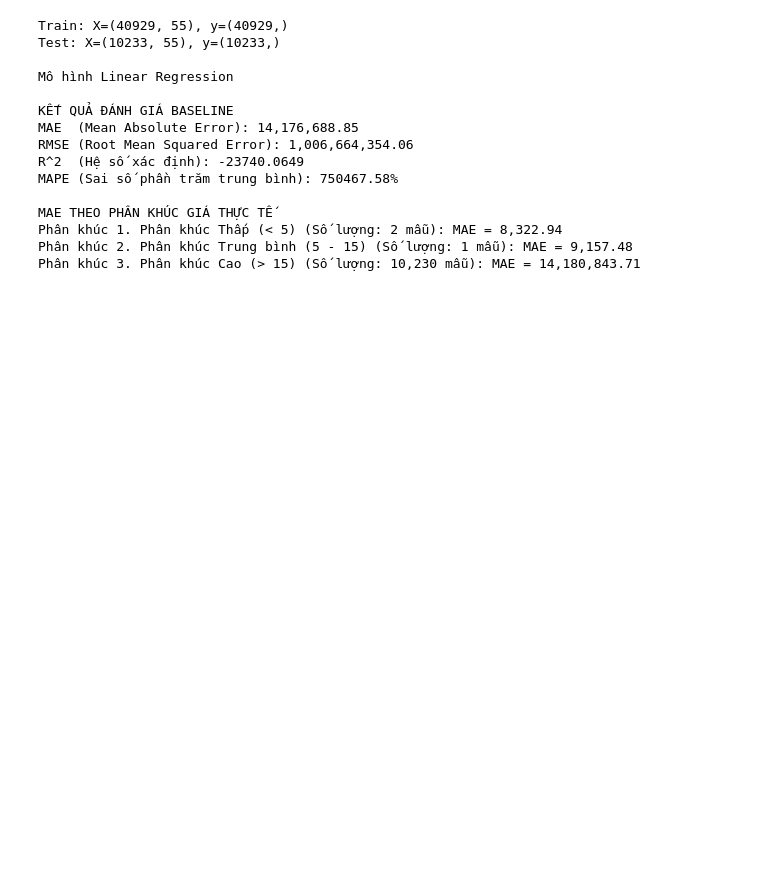
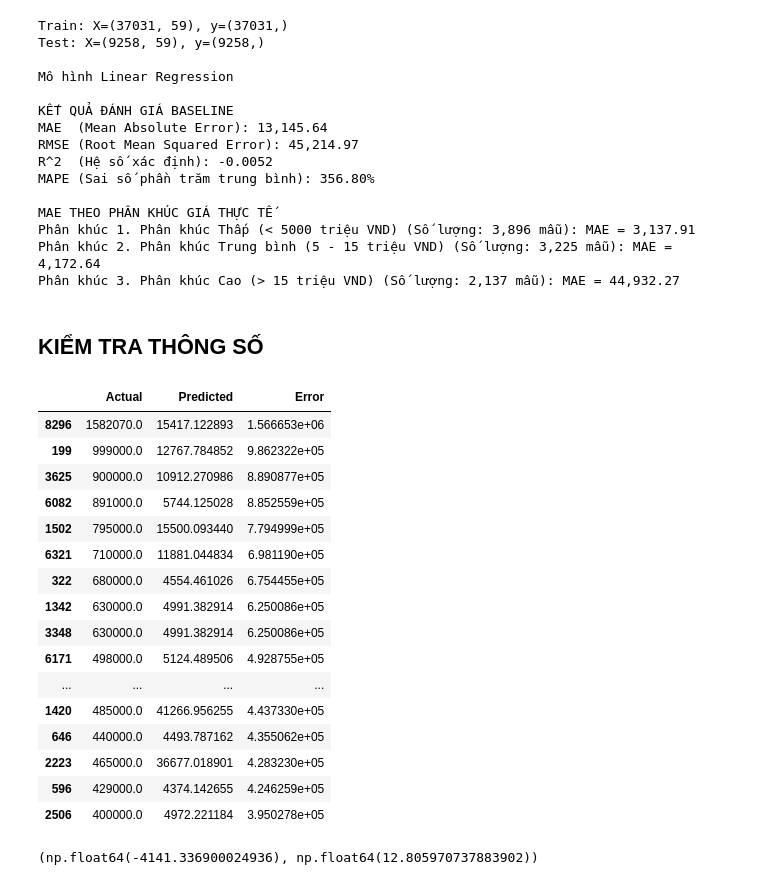
Before and after one commit to Treapling/Nhom20, a Jupyter notebook: notebooks/Baseline_Linear Regression.ipynb, the cells around one changed output. Saved outputs shown, nothing was run; the diff lists cells and outputs as text; code cells hidden in the pictures; blank space fills up the shorter version.

Commit message:
Chỉnh sửa lại preprocessing và thử lại mô hình baseline Linear Regression

```diff
--- a/notebooks/Baseline_Linear Regression.ipynb
+++ b/notebooks/Baseline_Linear Regression.ipynb
@@ -1,7 +1,8 @@
 # %%
 import pandas as pd
 import numpy as np
-from sklearn.linear_model import LinearRegression
+from sklearn.linear_model import LinearRegression # Thay the bằng Ridge để tránh exploding
+from sklearn.linear_model import Ridge
 from sklearn.metrics import mean_absolute_error, mean_squared_error, r2_score, mean_absolute_percentage_error
 
 # ---------------------------------------------------------
@@ -29,6 +30,13 @@ print(f"Test: X={X_test.shape}, y={y_test.shape}")
 print("\nMô hình Linear Regression")
 model = LinearRegression()
 model.fit(X_train, y_train)
+
+# # ---------------------------------------------------------
+# # Bước 2: Huấn luyện mô hình Baseline (Ridge Regression để tránh lỗi tràn số)
+# # ---------------------------------------------------------
+# print("\nMô hình Ridge Regression")
+# model = Ridge(alpha=1.0)
+# model.fit(X_train, y_train)
 
 # ---------------------------------------------------------
 # Bước 3: Dự báo trên tập Test
@@ -71,14 +79,15 @@ results_df = pd.DataFrame({
     'Predicted_Price': y_pred_real
 })
 
+
 def categorize_price(price):
     # Chia theo mốc tỷ đồng (Ví dụ: 5 tỷ, 15 tỷ)
-    if price < 5.0:
-        return '1. Phân khúc Thấp (< 5)'
-    elif price <= 15.0:
-        return '2. Phân khúc Trung bình (5 - 15)'
+    if price < 5000.0:
+        return '1. Phân khúc Thấp (< 5000 triệu VND)'
+    elif price <= 15000.0:
+        return '2. Phân khúc Trung bình (5 - 15 triệu VND)'
     else:
-        return '3. Phân khúc Cao (> 15)'
+        return '3. Phân khúc Cao (> 15 triệu VND)'
 
 results_df['Segment'] = results_df['Actual_Price'].apply(categorize_price)
 grouped = results_df.groupby('Segment')
@@ -87,21 +96,59 @@ for segment, group in grouped:
     segment_mae = mean_absolute_error(group['Actual_Price'], group['Predicted_Price'])
     print(f"Phân khúc {segment} (Số lượng: {len(group):,} mẫu): MAE = {segment_mae:,.2f}")
 # %% [output]
-Train: X=(40929, 55), y=(40929,)
-Test: X=(10233, 55), y=(10233,)
+Train: X=(37031, 59), y=(37031,)
+Test: X=(9258, 59), y=(9258,)
 
 Mô hình Linear Regression
 
 KẾT QUẢ ĐÁNH GIÁ BASELINE
-MAE  (Mean Absolute Error): 14,176,688.85
-RMSE (Root Mean Squared Error): 1,006,664,354.06
-R^2  (Hệ số xác định): -23740.0649
-MAPE (Sai số phần trăm trung bình): 750467.58%
+MAE  (Mean Absolute Error): 13,145.64
+RMSE (Root Mean Squared Error): 45,214.97
+R^2  (Hệ số xác định): -0.0052
+MAPE (Sai số phần trăm trung bình): 356.80%
 
 MAE THEO PHÂN KHÚC GIÁ THỰC TẾ
-Phân khúc 1. Phân khúc Thấp (< 5) (Số lượng: 2 mẫu): MAE = 8,322.94
-Phân khúc 2. Phân khúc Trung bình (5 - 15) (Số lượng: 1 mẫu): MAE = 9,157.48
-Phân khúc 3. Phân khúc Cao (> 15) (Số lượng: 10,230 mẫu): MAE = 14,180,843.71
+Phân khúc 1. Phân khúc Thấp (< 5000 triệu VND) (Số lượng: 3,896 mẫu): MAE = 3,137.91
+Phân khúc 2. Phân khúc Trung bình (5 - 15 triệu VND) (Số lượng: 3,225 mẫu): MAE = 4,172.64
+Phân khúc 3. Phân khúc Cao (> 15 triệu VND) (Số lượng: 2,137 mẫu): MAE = 44,932.27
+# %% [markdown]
+## KIỂM TRA THÔNG SỐ
+# %%
+results_df = pd.DataFrame({
+    "Actual": y_test_real,
+    "Predicted": y_pred_real
+})
+
+results_df["Error"] = abs(
+    results_df["Actual"] - results_df["Predicted"]
+)
+
+results_df.sort_values(
+    by="Error",
+    ascending=False
+).head(20)
+# %% [output]
+|  | Actual | Predicted | Error |
+| 8296 | 1582070.0 | 15417.122893 | 1.566653e+06 |
+| 199 | 999000.0 | 12767.784852 | 9.862322e+05 |
+| 3625 | 900000.0 | 10912.270986 | 8.890877e+05 |
+| 6082 | 891000.0 | 5744.125028 | 8.852559e+05 |
+| 1502 | 795000.0 | 15500.093440 | 7.794999e+05 |
+| 6321 | 710000.0 | 11881.044834 | 6.981190e+05 |
+| 322 | 680000.0 | 4554.461026 | 6.754455e+05 |
+| 1342 | 630000.0 | 4991.382914 | 6.250086e+05 |
+| 3348 | 630000.0 | 4991.382914 | 6.250086e+05 |
+| 6171 | 498000.0 | 5124.489506 | 4.928755e+05 |
+| ... | ... | ... | ... |
+| 1420 | 485000.0 | 41266.956255 | 4.437330e+05 |
+| 646 | 440000.0 | 4493.787162 | 4.355062e+05 |
+| 2223 | 465000.0 | 36677.018901 | 4.283230e+05 |
+| 596 | 429000.0 | 4374.142655 | 4.246259e+05 |
+| 2506 | 400000.0 | 4972.221184 | 3.950278e+05 |
+# %%
+y_pred_log.min(), y_pred_log.max()
+# %% [output]
+(np.float64(-4141.336900024936), np.float64(12.805970737883902))
 # %%
 train_df.describe()
 # %% [output]
```
Also changed, not shown: parts of 2 cells of this notebook, 1 other file.
